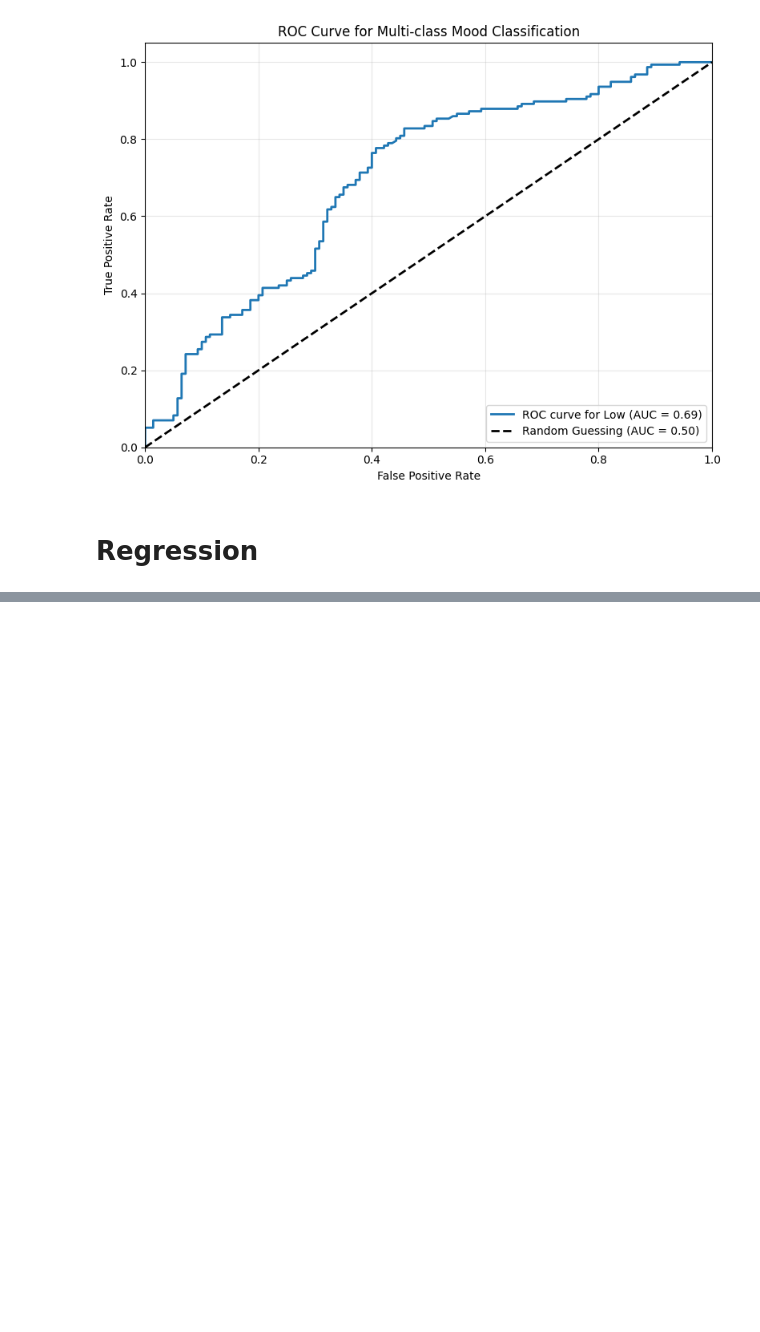
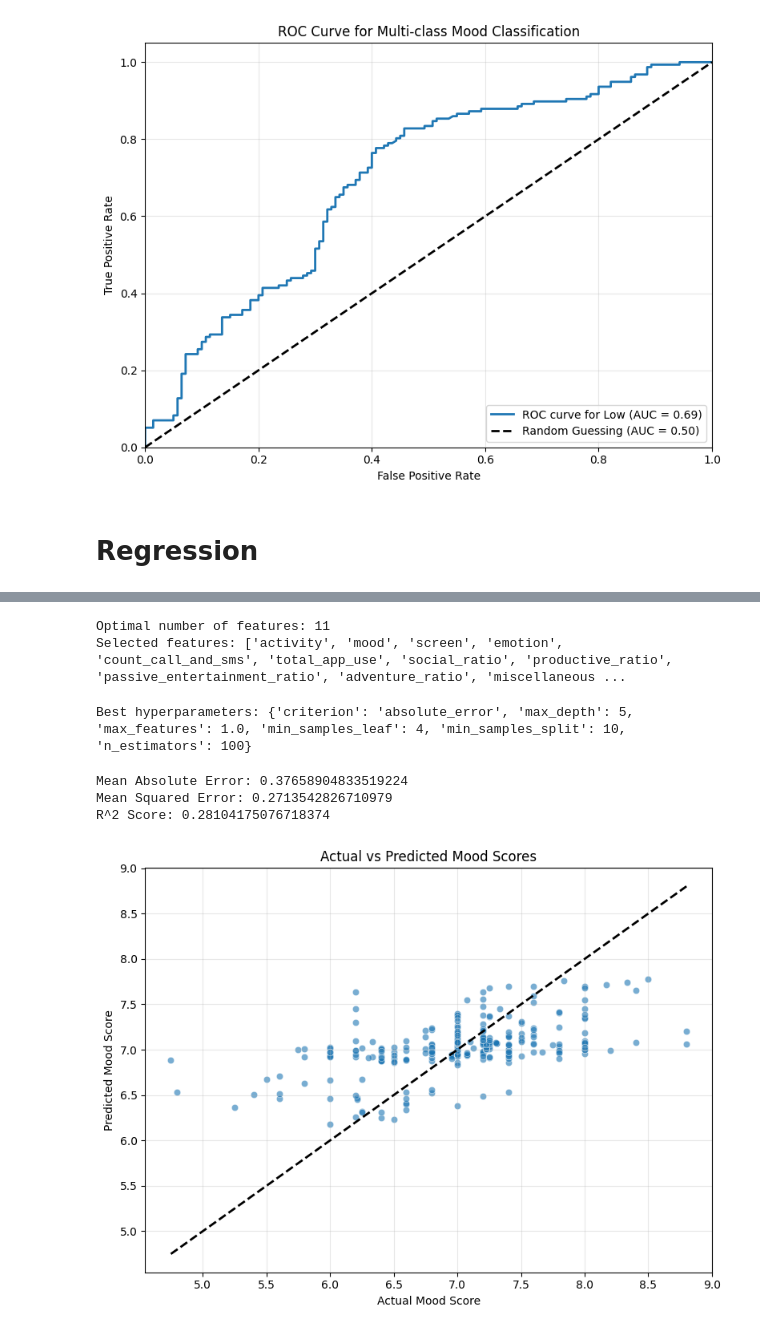
Before and after one commit to avril-rdgz/DMT_Assignment_1, a Jupyter notebook: notebooks/classification_non_ts.ipynb, the cells around one changed output, grey strips where cells are left out. Drawn from its saved outputs; the diff is of its cells as text; code cells hidden in the pictures; blank space fills up the shorter version.

```diff
--- a/notebooks/classification_non_ts.ipynb
+++ b/notebooks/classification_non_ts.ipynb
@@ -193,0 +195,62 @@ Test set shape: (297, 12)
+# %%
+reg = RandomForestRegressor(random_state=42)
+gkf = GroupKFold(n_splits=5)
+
+# set up RFECV
+selector = RFECV(estimator=reg, step=1, cv=gkf, scoring='neg_mean_absolute_error', n_jobs=-1)
+selector.fit(X_train_r, y_train_r, groups=groups.iloc[train_idx])
+print("Optimal number of features: %d" % selector.n_features_)
+print("Selected features: %s" % list(X_train_r.columns[selector.support_]))
+# %% [output]
+Optimal number of features: 11
+Selected features: ['activity', 'mood', 'screen', 'emotion', 'count_call_and_sms', 'total_app_use', 'social_ratio', 'productive_ratio', 'passive_entertainment_ratio', 'adventure_ratio', 'miscellaneous ...
+# %%
+X_train_selected_r = selector.transform(X_train_r)
+X_test_selected_r = selector.transform(X_test_r)
+# %%
+# find the best hyperparameters for the Random Forest Classifier
+param_grid = {
+    'n_estimators': [100, 200, 300],                        # number of trees in the forest
+    'max_depth': [3, 5, None],                              # maximum depth of the tree
+    'min_samples_split': [2, 5, 10],                        # minimum number of samples required to split an internal node
+    'criterion': ['squared_error', 'absolute_error'],       # function to measure the quality of a split
+    'min_samples_leaf': [1, 2, 4],                          # minimum number of samples required to be at a leaf node
+    'max_features': ['sqrt', 'log2', 1.0],                  # number of features to consider when looking for the best split
+}
+# use GroupKFold for cross-validation to ensure that samples from the same group are not split between training and validation sets
+grid_search = GridSearchCV(estimator=reg, param_grid=param_grid, cv=gkf, scoring='neg_mean_absolute_error', n_jobs=-1)
+grid_search.fit(X_train_selected_r, y_train_r, groups=groups.iloc[train_idx])
+print("Best hyperparameters:", grid_search.best_params_)
+# %% [output]
+Best hyperparameters: {'criterion': 'absolute_error', 'max_depth': 5, 'max_features': 1.0, 'min_samples_leaf': 4, 'min_samples_split': 10, 'n_estimators': 100}
+# %%
+# train the Random Forest Classifier with the best hyperparameters
+best_reg = grid_search.best_estimator_
+# make predictions on the test set
+y_pred_r = best_reg.predict(X_test_selected_r)
+# %%
+# evaluate the model
+mae = mean_absolute_error(y_test_r, y_pred_r)
+mse = mean_squared_error(y_test_r, y_pred_r)
+r2 = r2_score(y_test_r, y_pred_r)
+print("Mean Absolute Error:", mae)
+print("Mean Squared Error:", mse)
+print("R^2 Score:", r2)
+# %% [output]
+Mean Absolute Error: 0.37658904833519224
+Mean Squared Error: 0.2713542826710979
+R^2 Score: 0.28104175076718374
+# %%
+# scatter plot of actual vs predicted values
+plt.figure(figsize=(8, 6))
+sns.scatterplot(x=y_test_r, y=y_pred_r, alpha=0.6)
+plt.plot([y_test_r.min(), y_test_r.max()], [y_test_r.min(), y_test_r.max()], 'k--', lw=2)
+plt.xlabel('Actual Mood Score')
+plt.ylabel('Predicted Mood Score')
+plt.title('Actual vs Predicted Mood Scores')
+plt.grid(alpha=0.3)
+plt.tight_layout()
+plt.savefig('actual_vs_predicted.pdf', format='pdf', bbox_inches='tight')
+plt.show()
+# %% [output]
+[figure, added]
```
Also changed, not shown: parts of 4 cells of this notebook, 1 other file.
